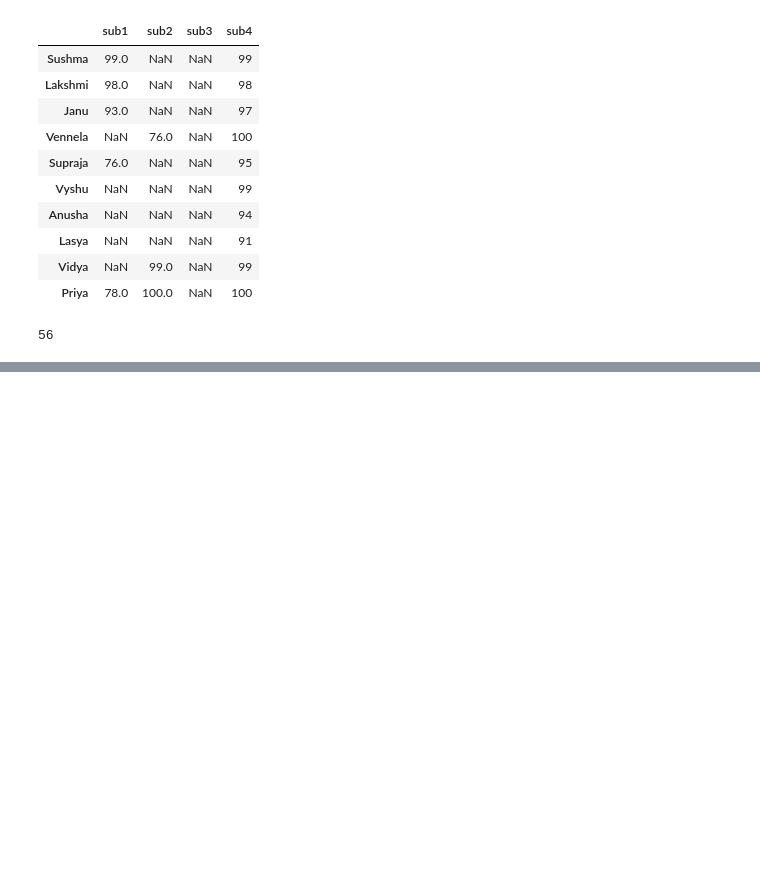
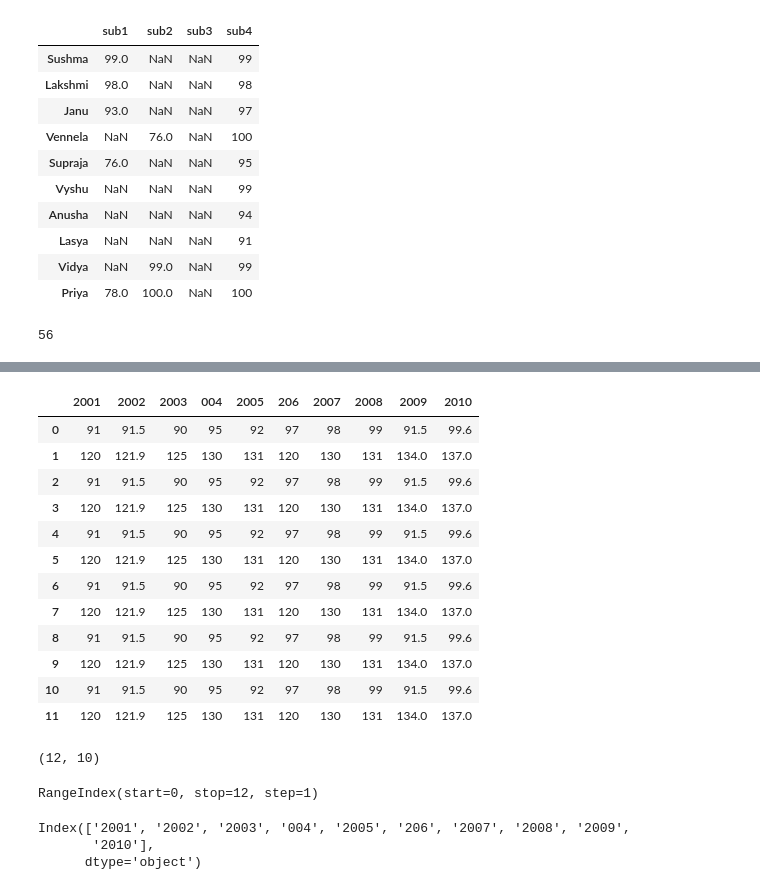
Before and after one commit to lasyasrigonela/GIST-git, a Jupyter notebook: Day4File2.ipynb, the cells around one changed output, grey strips where cells are left out. Saved outputs shown, nothing was run; the diff lists cells and outputs as text; code cells hidden in the pictures; blank space fills up the shorter version.

```diff
--- a/Day4File2.ipynb
+++ b/Day4File2.ipynb
@@ -450,0 +601,32 @@ marks.sub1['Vennela']
+# %%
+# Reads csv data from external file called population.csv using read_csv fn.
+pop_data=pd.read_csv('Population.csv')
+pop_data
+# %% [output]
+|  | 2001 | 2002 | 2003 | 004 | 2005 | 206 | 2007 | 2008 | 2009 | 2010 |
+| 0 | 91 | 91.5 | 90 | 95 | 92 | 97 | 98 | 99 | 91.5 | 99.6 |
+| 1 | 120 | 121.9 | 125 | 130 | 131 | 120 | 130 | 131 | 134.0 | 137.0 |
+| 2 | 91 | 91.5 | 90 | 95 | 92 | 97 | 98 | 99 | 91.5 | 99.6 |
+| 3 | 120 | 121.9 | 125 | 130 | 131 | 120 | 130 | 131 | 134.0 | 137.0 |
+| 4 | 91 | 91.5 | 90 | 95 | 92 | 97 | 98 | 99 | 91.5 | 99.6 |
+| 5 | 120 | 121.9 | 125 | 130 | 131 | 120 | 130 | 131 | 134.0 | 137.0 |
+| 6 | 91 | 91.5 | 90 | 95 | 92 | 97 | 98 | 99 | 91.5 | 99.6 |
+| 7 | 120 | 121.9 | 125 | 130 | 131 | 120 | 130 | 131 | 134.0 | 137.0 |
+| 8 | 91 | 91.5 | 90 | 95 | 92 | 97 | 98 | 99 | 91.5 | 99.6 |
+| 9 | 120 | 121.9 | 125 | 130 | 131 | 120 | 130 | 131 | 134.0 | 137.0 |
+| 10 | 91 | 91.5 | 90 | 95 | 92 | 97 | 98 | 99 | 91.5 | 99.6 |
+| 11 | 120 | 121.9 | 125 | 130 | 131 | 120 | 130 | 131 | 134.0 | 137.0 |
+# %%
+pop_data.shape
+# %% [output]
+(12, 10)
+# %%
+pop_data.index
+# %% [output]
+RangeIndex(start=0, stop=12, step=1)
+# %%
+pop_data.columns
+# %% [output]
+Index(['2001', '2002', '2003', '004', '2005', '206', '2007', '2008', '2009',
+       '2010'],
+      dtype='object')
```
Also changed, not shown: parts of 26 cells of this notebook, 2 other files.
